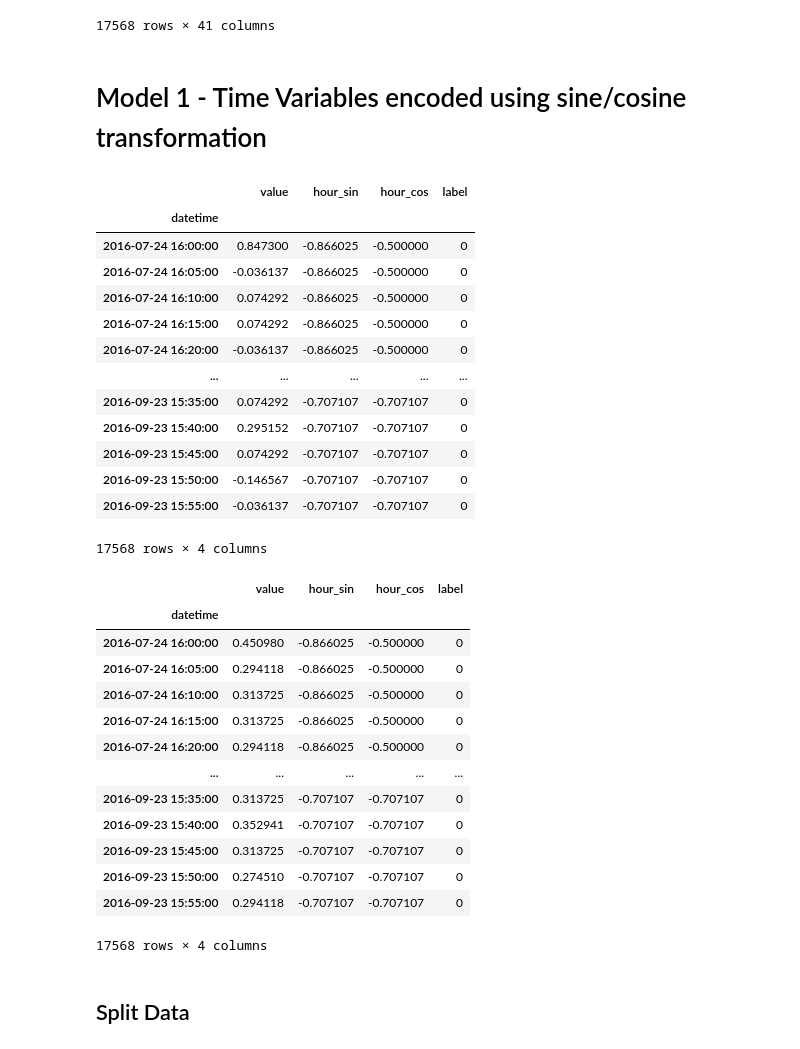
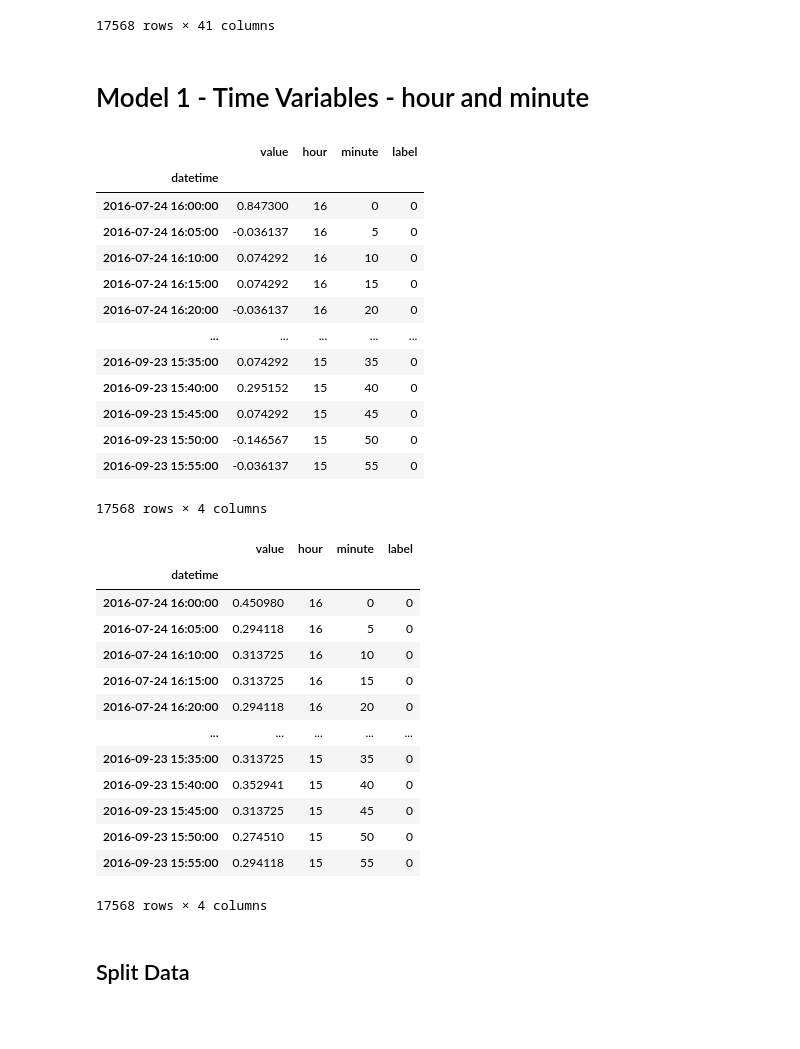
Before and after one commit to ChetanaRajabhoj/kagglex-project, a Jupyter notebook: notebooks/5_0_cr_model_2_isolation_forest.ipynb, the cells around one changed output. Drawn from its saved outputs; the diff is of its cells as text; code cells hidden in the pictures; blank space fills up the shorter version.

```diff
--- a/notebooks/5_0_cr_model_2_isolation_forest.ipynb
+++ b/notebooks/5_0_cr_model_2_isolation_forest.ipynb
@@ -35,25 +35,25 @@ dfcpu
 | 17567 | 2016-09-23 15:55:00 | 1474646100 | -0.036137 | 0 | 2016-09-23 | 15:55:00 | September | Friday | 15 | 55 | ... | ... |
 17568 rows × 41 columns
 # %% [markdown]
-# Model 1 - Time Variables encoded using sine/cosine transformation
+# Model 1 - Time Variables - hour and minute
 # %%
-columnlist = [ 'datetime','value', 'hour_sin', 'hour_cos', 'label']
+columnlist = [ 'datetime','value','hour','minute', 'label']
 data = dfcpu[columnlist].copy().set_index('datetime')
 data
 # %% [output]
-|  | value | hour_sin | hour_cos | label |
+|  | value | hour | minute | label |
 | datetime |  |  |  |  |
-| 2016-07-24 16:00:00 | 0.847300 | -0.866025 | -0.500000 | 0 |
-| 2016-07-24 16:05:00 | -0.036137 | -0.866025 | -0.500000 | 0 |
-| 2016-07-24 16:10:00 | 0.074292 | -0.866025 | -0.500000 | 0 |
-| 2016-07-24 16:15:00 | 0.074292 | -0.866025 | -0.500000 | 0 |
-| 2016-07-24 16:20:00 | -0.036137 | -0.866025 | -0.500000 | 0 |
+| 2016-07-24 16:00:00 | 0.847300 | 16 | 0 | 0 |
+| 2016-07-24 16:05:00 | -0.036137 | 16 | 5 | 0 |
+| 2016-07-24 16:10:00 | 0.074292 | 16 | 10 | 0 |
+| 2016-07-24 16:15:00 | 0.074292 | 16 | 15 | 0 |
+| 2016-07-24 16:20:00 | -0.036137 | 16 | 20 | 0 |
 | ... | ... | ... | ... | ... |
-| 2016-09-23 15:35:00 | 0.074292 | -0.707107 | -0.707107 | 0 |
-| 2016-09-23 15:40:00 | 0.295152 | -0.707107 | -0.707107 | 0 |
-| 2016-09-23 15:45:00 | 0.074292 | -0.707107 | -0.707107 | 0 |
-| 2016-09-23 15:50:00 | -0.146567 | -0.707107 | -0.707107 | 0 |
-| 2016-09-23 15:55:00 | -0.036137 | -0.707107 | -0.707107 | 0 |
+| 2016-09-23 15:35:00 | 0.074292 | 15 | 35 | 0 |
+| 2016-09-23 15:40:00 | 0.295152 | 15 | 40 | 0 |
+| 2016-09-23 15:45:00 | 0.074292 | 15 | 45 | 0 |
+| 2016-09-23 15:50:00 | -0.146567 | 15 | 50 | 0 |
+| 2016-09-23 15:55:00 | -0.036137 | 15 | 55 | 0 |
 17568 rows × 4 columns
 # %%
 # Noramalize values
@@ -61,19 +61,19 @@ scaler = MinMaxScaler(feature_range=(0, 1))
 data['value'] = scaler.fit_transform(data['value'].values.reshape(-1, 1))
 data
 # %% [output]
-|  | value | hour_sin | hour_cos | label |
+|  | value | hour | minute | label |
 | datetime |  |  |  |  |
-| 2016-07-24 16:00:00 | 0.450980 | -0.866025 | -0.500000 | 0 |
-| 2016-07-24 16:05:00 | 0.294118 | -0.866025 | -0.500000 | 0 |
-| 2016-07-24 16:10:00 | 0.313725 | -0.866025 | -0.500000 | 0 |
-| 2016-07-24 16:15:00 | 0.313725 | -0.866025 | -0.500000 | 0 |
-| 2016-07-24 16:20:00 | 0.294118 | -0.866025 | -0.500000 | 0 |
+| 2016-07-24 16:00:00 | 0.450980 | 16 | 0 | 0 |
+| 2016-07-24 16:05:00 | 0.294118 | 16 | 5 | 0 |
+| 2016-07-24 16:10:00 | 0.313725 | 16 | 10 | 0 |
+| 2016-07-24 16:15:00 | 0.313725 | 16 | 15 | 0 |
+| 2016-07-24 16:20:00 | 0.294118 | 16 | 20 | 0 |
 | ... | ... | ... | ... | ... |
-| 2016-09-23 15:35:00 | 0.313725 | -0.707107 | -0.707107 | 0 |
-| 2016-09-23 15:40:00 | 0.352941 | -0.707107 | -0.707107 | 0 |
-| 2016-09-23 15:45:00 | 0.313725 | -0.707107 | -0.707107 | 0 |
-| 2016-09-23 15:50:00 | 0.274510 | -0.707107 | -0.707107 | 0 |
-| 2016-09-23 15:55:00 | 0.294118 | -0.707107 | -0.707107 | 0 |
+| 2016-09-23 15:35:00 | 0.313725 | 15 | 35 | 0 |
+| 2016-09-23 15:40:00 | 0.352941 | 15 | 40 | 0 |
+| 2016-09-23 15:45:00 | 0.313725 | 15 | 45 | 0 |
+| 2016-09-23 15:50:00 | 0.274510 | 15 | 50 | 0 |
+| 2016-09-23 15:55:00 | 0.294118 | 15 | 55 | 0 |
 17568 rows × 4 columns
 # %% [markdown]
 ## Split Data
```
Also changed, not shown: parts of 19 cells of this notebook.
